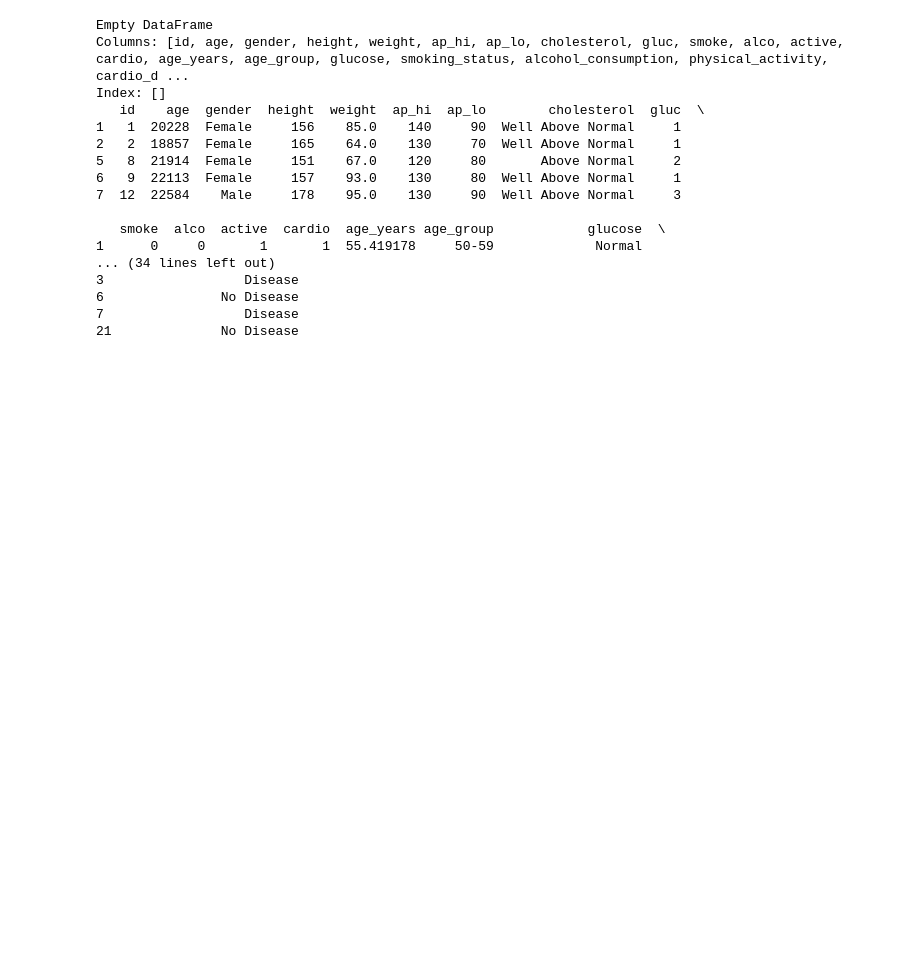
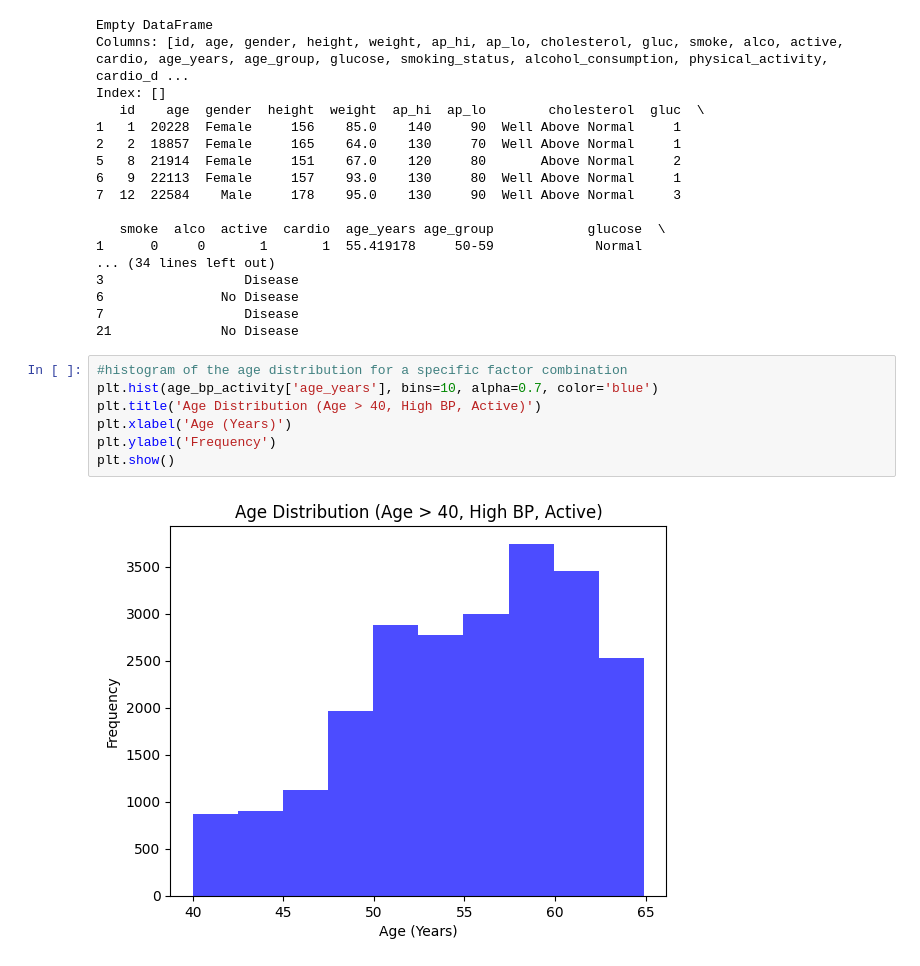
Before and after one commit to 22053604/Cardiovascular-Health-Analysis, a Jupyter notebook: Development_Notebook.ipynb, the cells around one changed output. Cells and saved outputs as stored; diff of their text form; blank space fills up the shorter version.

```diff
--- a/Development_Notebook.ipynb
+++ b/Development_Notebook.ipynb
@@ -317,3 +317,12 @@ Index: []
 6               No Disease
 7                  Disease
 21              No Disease
+# %%
+#histogram of the age distribution for a specific factor combination
+plt.hist(age_bp_activity['age_years'], bins=10, alpha=0.7, color='blue')
+plt.title('Age Distribution (Age > 40, High BP, Active)')
+plt.xlabel('Age (Years)')
+plt.ylabel('Frequency')
+plt.show()
+# %% [output]
+[figure, added]
```
Also changed, not shown: parts of 1 cell of this notebook.
